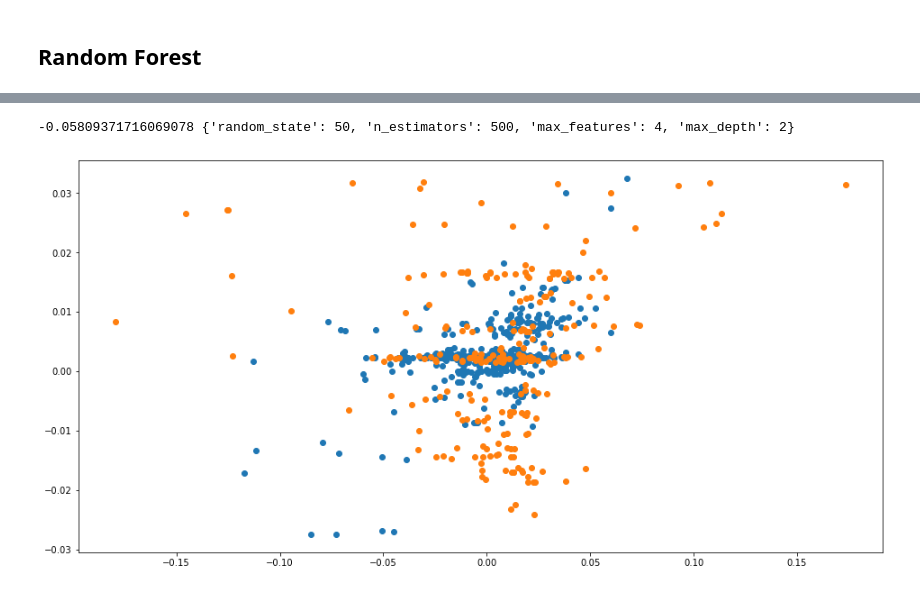
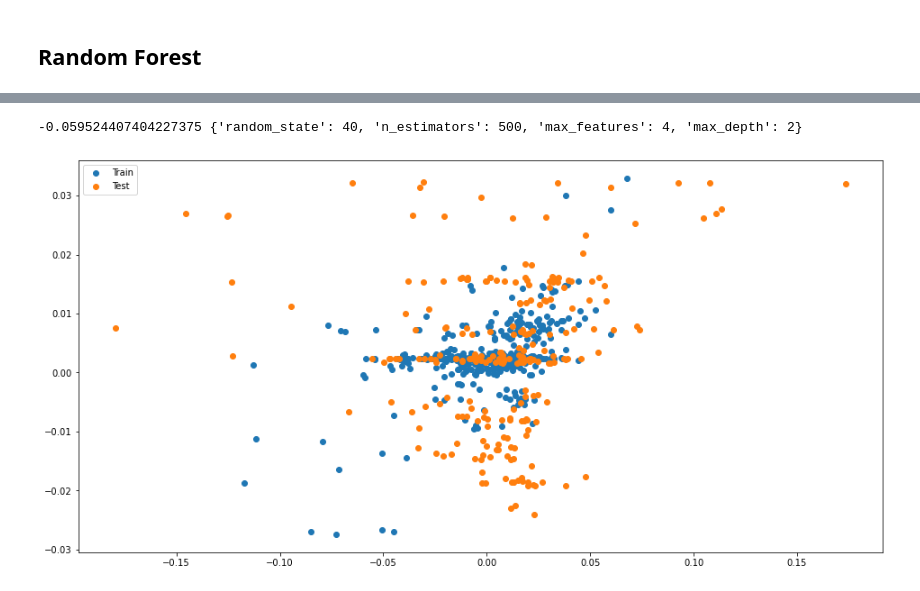
Before and after one commit to KiemNguyen/stock-market-prediction, a Jupyter notebook: stock_market_prediction.ipynb, the cells around one changed output, grey strips where cells are left out. Drawn from its saved outputs; the diff is of its cells as text; code cells hidden in the pictures.

```diff
--- a/stock_market_prediction.ipynb
+++ b/stock_market_prediction.ipynb
@@ -316,7 +316,7 @@ print(rf.score(X_test, y_test))
 # Tune the hyperparameter to improve the test score
 from sklearn.model_selection import ParameterGrid as pg
 
-params = {'n_estimators':[500], 'max_depth':[2], 'max_features':[4,10], 'random_state':[50]}
+params = {'n_estimators':[500], 'max_depth':[2], 'max_features':[4,8], 'random_state':[40]}
 test_scores = []
 
 for i in pg(params):
@@ -327,20 +327,21 @@ for i in pg(params):
 best_score = np.argmax(test_scores)
 print(test_scores[best_score], pg(params)[best_score])
 # %% [output]
--0.05809371716069078 {'random_state': 50, 'n_estimators': 500, 'max_features': 4, 'max_depth': 2}
+-0.059524407404227375 {'random_state': 40, 'n_estimators': 500, 'max_features': 4, 'max_depth': 2}
 # %%
 # Check the model performance
 
 # fit the model with the best hyperparameter we found above
-rf = RandomForestRegressor(n_estimators=500, max_depth=2, max_features=4, random_state=50)
+rf = RandomForestRegressor(n_estimators=500, max_depth=2, max_features=4, random_state=40)
 rf.fit(X_train, y_train)
 
 train_predict = rf.predict(X_train)
 test_predict = rf.predict(X_test)
 
 plt.figure(figsize=(16,8))
 plt.scatter(y_train, train_predict, label='Train')
 plt.scatter(y_test, test_predict, label='Test')
+plt.legend()
 plt.show()
 # %% [output]
-[figure, old version]
+[figure, new version]
```
Also changed, not shown: parts of 9 cells of this notebook.
